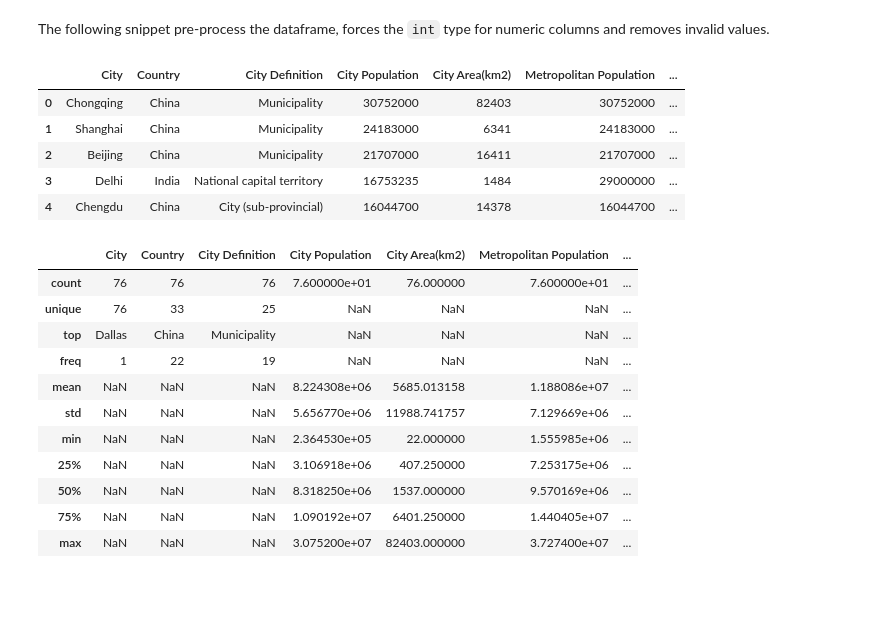
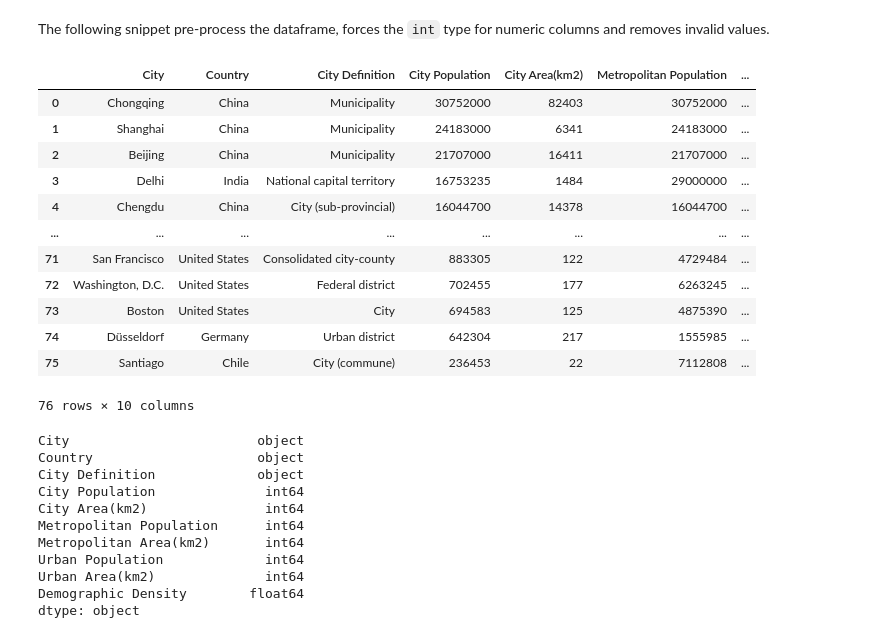
Before and after one commit to thiagobodruk/Coursera_Capstone, a Jupyter notebook: covid-19.ipynb, the cells around one changed output. Saved outputs shown, nothing was run; the diff lists cells and outputs as text; code cells hidden in the pictures; blank space fills up the shorter version.

```diff
--- a/covid-19.ipynb
+++ b/covid-19.ipynb
@@ -42,24 +44,30 @@ cities_df = cities_df.sort_values(by='City Population', ascending=False).reset_i
-# %%
-cities_df.head()
-# %% [output]
-|  | City | Country | City Definition | City Population | City Area(km2) | Metropolitan Population | ... |
-| 0 | Chongqing | China | Municipality | 30752000 | 82403 | 30752000 | ... |
-| 1 | Shanghai | China | Municipality | 24183000 | 6341 | 24183000 | ... |
-| 2 | Beijing | China | Municipality | 21707000 | 16411 | 21707000 | ... |
-| 3 | Delhi | India | National capital territory | 16753235 | 1484 | 29000000 | ... |
-| 4 | Chengdu | China | City (sub-provincial) | 16044700 | 14378 | 16044700 | ... |
-# %%
-cities_df.describe(include='all')
-# %% [output]
-|  | City | Country | City Definition | City Population | City Area(km2) | Metropolitan Population | ... |
-| count | 76 | 76 | 76 | 7.600000e+01 | 76.000000 | 7.600000e+01 | ... |
-| unique | 76 | 33 | 25 | NaN | NaN | NaN | ... |
-| top | Dallas | China | Municipality | NaN | NaN | NaN | ... |
-| freq | 1 | 22 | 19 | NaN | NaN | NaN | ... |
-| mean | NaN | NaN | NaN | 8.224308e+06 | 5685.013158 | 1.188086e+07 | ... |
-| std | NaN | NaN | NaN | 5.656770e+06 | 11988.741757 | 7.129669e+06 | ... |
-| min | NaN | NaN | NaN | 2.364530e+05 | 22.000000 | 1.555985e+06 | ... |
-| 25% | NaN | NaN | NaN | 3.106918e+06 | 407.250000 | 7.253175e+06 | ... |
-| 50% | NaN | NaN | NaN | 8.318250e+06 | 1537.000000 | 9.570169e+06 | ... |
-| 75% | NaN | NaN | NaN | 1.090192e+07 | 6401.250000 | 1.440405e+07 | ... |
-| max | NaN | NaN | NaN | 3.075200e+07 | 82403.000000 | 3.727400e+07 | ... |
+# %%
+cities
+# %% [output]
+|  | City | Country | City Definition | City Population | City Area(km2) | Metropolitan Population | ... |
+| 0 | Chongqing | China | Municipality | 30752000 | 82403 | 30752000 | ... |
+| 1 | Shanghai | China | Municipality | 24183000 | 6341 | 24183000 | ... |
+| 2 | Beijing | China | Municipality | 21707000 | 16411 | 21707000 | ... |
+| 3 | Delhi | India | National capital territory | 16753235 | 1484 | 29000000 | ... |
+| 4 | Chengdu | China | City (sub-provincial) | 16044700 | 14378 | 16044700 | ... |
+| ... | ... | ... | ... | ... | ... | ... | ... |
+| 71 | San Francisco | United States | Consolidated city-county | 883305 | 122 | 4729484 | ... |
+| 72 | Washington, D.C. | United States | Federal district | 702455 | 177 | 6263245 | ... |
+| 73 | Boston | United States | City | 694583 | 125 | 4875390 | ... |
+| 74 | Düsseldorf | Germany | Urban district | 642304 | 217 | 1555985 | ... |
+| 75 | Santiago | Chile | City (commune) | 236453 | 22 | 7112808 | ... |
+76 rows × 10 columns
+# %%
+cities.dtypes
+# %% [output]
+City                        object
+Country                     object
+City Definition             object
+City Population              int64
+City Area(km2)               int64
+Metropolitan Population      int64
+Metropolitan Area(km2)       int64
+Urban Population             int64
+Urban Area(km2)              int64
+Demographic Density        float64
+dtype: object
```
Also changed, not shown: parts of 29 cells of this notebook.
